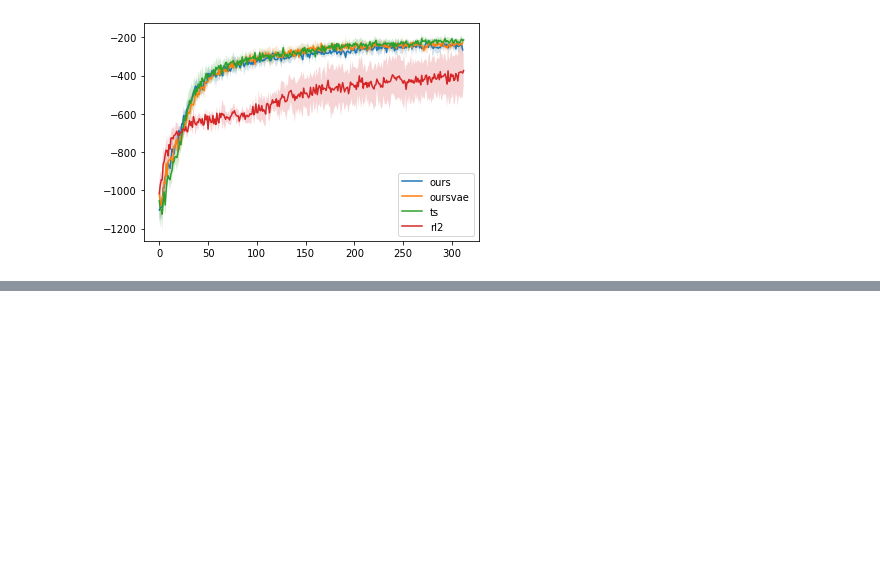
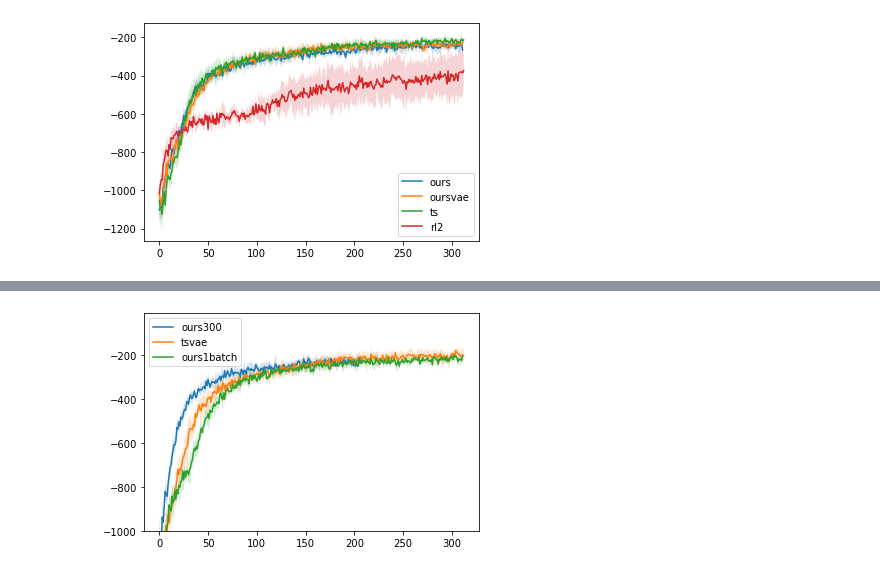
Before and after one commit to riccardopoiani/trio-non-stationary-meta-rl, a Jupyter notebook: notebooks/view_results.ipynb, the cells around one changed output, grey strips where cells are left out. Saved outputs shown, nothing was run; the diff lists cells and outputs as text; code cells hidden in the pictures; blank space fills up the shorter version.

```diff
--- a/notebooks/view_results.ipynb
+++ b/notebooks/view_results.ipynb
@@ -1065,0 +1069,8 @@ plt.legend()
+# %%
+files = ["../result/antgoal/ours300/", "../result/antgoal/tsvae/", "../result/antgoal/ours1batch/"]
+
+labels = ['ours300', "tsvae", "ours1batch"]
+plt.ylim(-1000, -10)
+r = plot_eval(files, labels)
+# %% [output]
+[figure, added]
```
Also changed, not shown: parts of 11 cells of this notebook, 38 other files.
